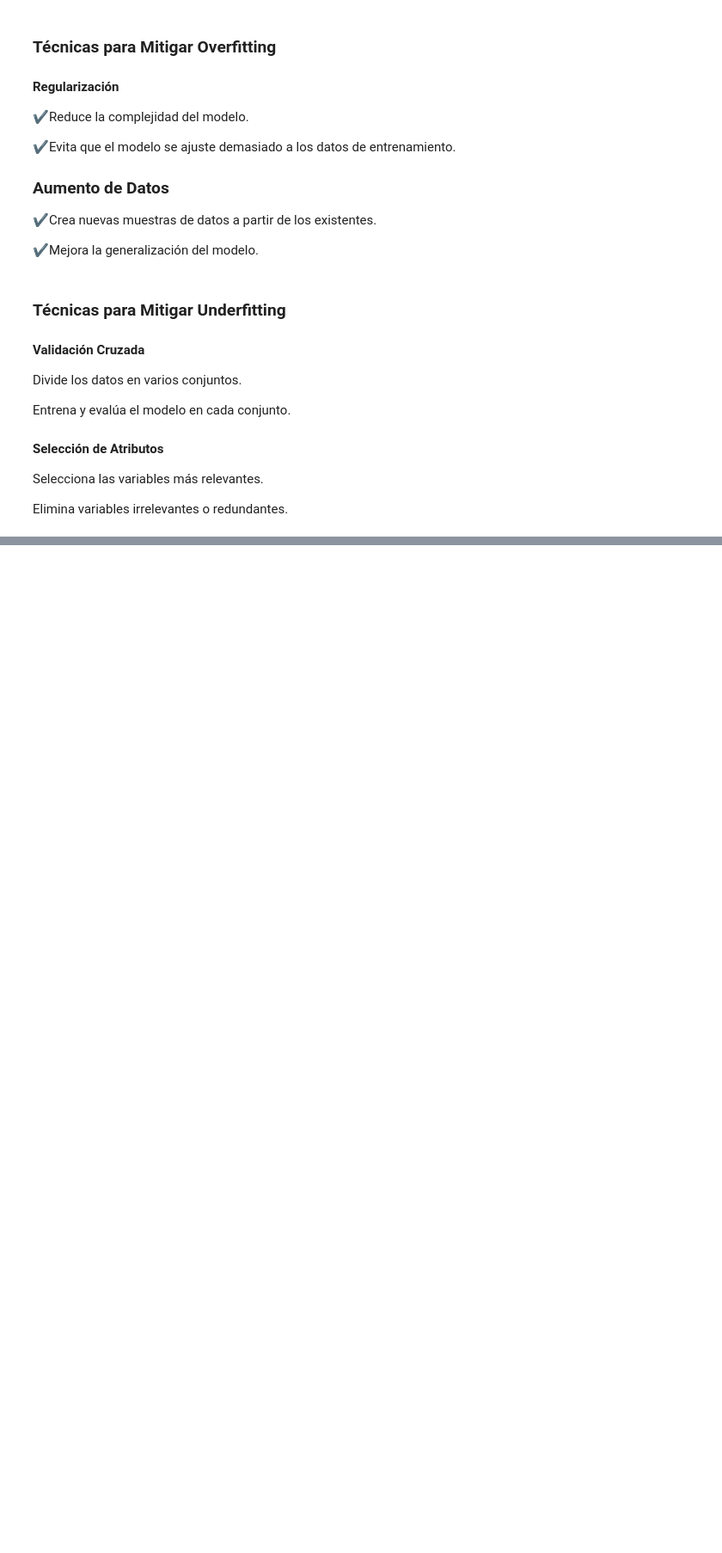
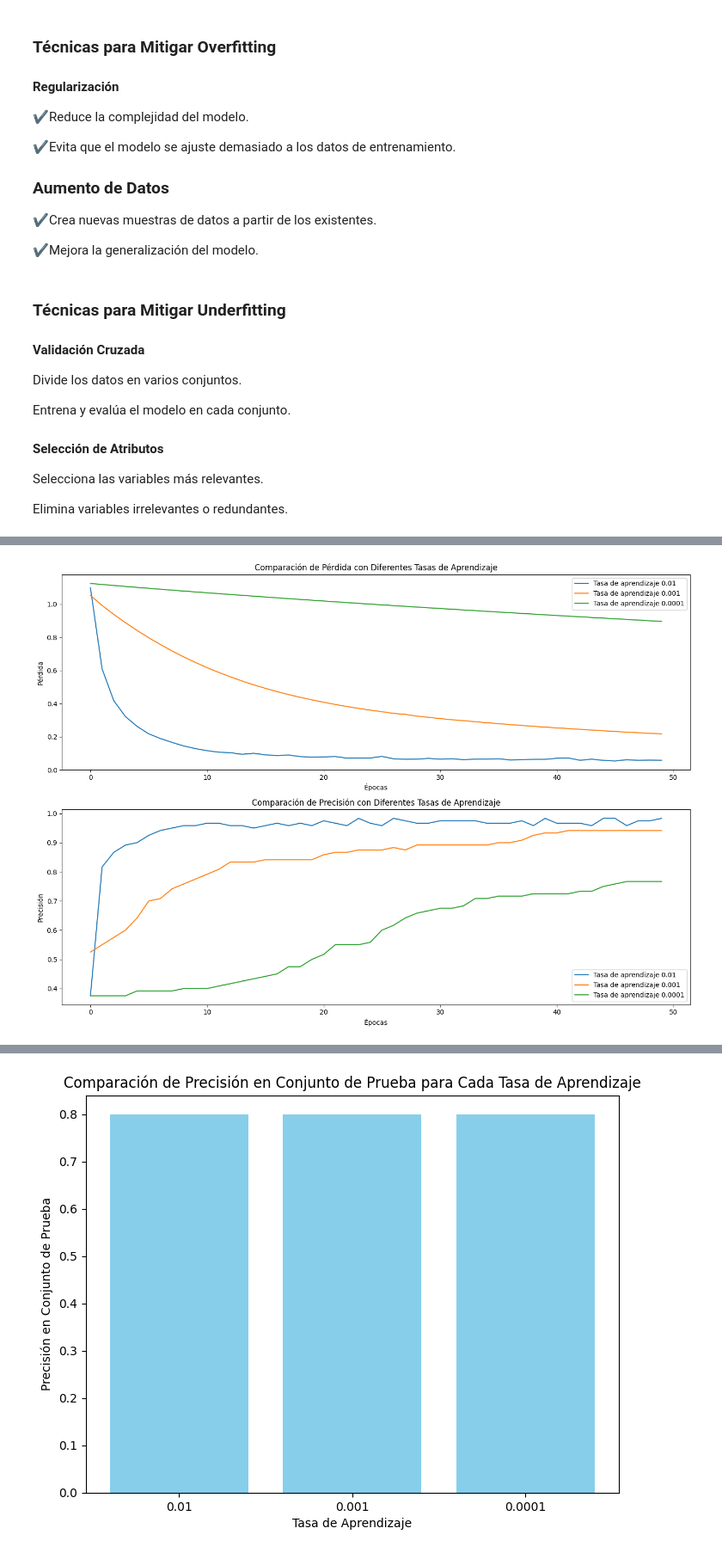
Before and after one commit to JDVAR7/IA-Intermedio, a Jupyter notebook: IA_claseI.ipynb, the cells around one changed output, grey strips where cells are left out. Shown at 86% size. Drawn from its saved outputs; the diff is of its cells as text; code cells hidden in the pictures; blank space fills up the shorter version.

```diff
--- a/IA_claseI.ipynb
+++ b/IA_claseI.ipynb
@@ -404,0 +955,37 @@ Elimina variables irrelevantes o redundantes.
+# %%
+import matplotlib.pyplot as plt
+# 1. Comparación del proceso de entrenamiento para cada tasa de aprendizaje
+plt.figure(figsize=(14, 10))
+
+# Graficar pérdida para cada tasa de aprendizaje
+plt.subplot(2, 1, 1)
+for i, lr in enumerate(learning_rates):
+ plt.plot(histories[i].history['loss'], label=f'Tasa de aprendizaje {lr}')
+plt.xlabel('Épocas')
+plt.ylabel('Pérdida')
+plt.title('Comparación de Pérdida con Diferentes Tasas de Aprendizaje')
+plt.legend()
+
+# Graficar precisión para cada tasa de aprendizaje
+plt.subplot(2, 1, 2)
+for i, lr in enumerate(learning_rates):
+ plt.plot(histories[i].history['accuracy'], label=f'Tasa de aprendizaje {lr}')
+plt.xlabel('Épocas')
+plt.ylabel('Precisión')
+plt.title('Comparación de Precisión con Diferentes Tasas de Aprendizaje')
+plt.legend()
+plt.tight_layout()
+plt.show()
+
+# 2. Comparación de la precisión final en el conjunto de prueba para cada tasa de aprendizaje
+test_accuracies = [accuracy_score(y_test,
+model.predict(X_test).argmax(axis=1)) for lr in learning_rates]
+plt.figure(figsize=(8, 6))
+plt.bar([f'{lr}' for lr in learning_rates], test_accuracies,
+color='skyblue')
+plt.xlabel('Tasa de Aprendizaje')
+plt.ylabel('Precisión en Conjunto de Prueba')
+plt.title('Comparación de Precisión en Conjunto de Prueba para Cada Tasa de Aprendizaje')
+plt.show()
+# %% [output]
+[figure, added]
@@ -404,0 +995 @@ Elimina variables irrelevantes o redundantes.
+[figure, added]
```
Also changed, not shown: parts of 48 cells of this notebook.
